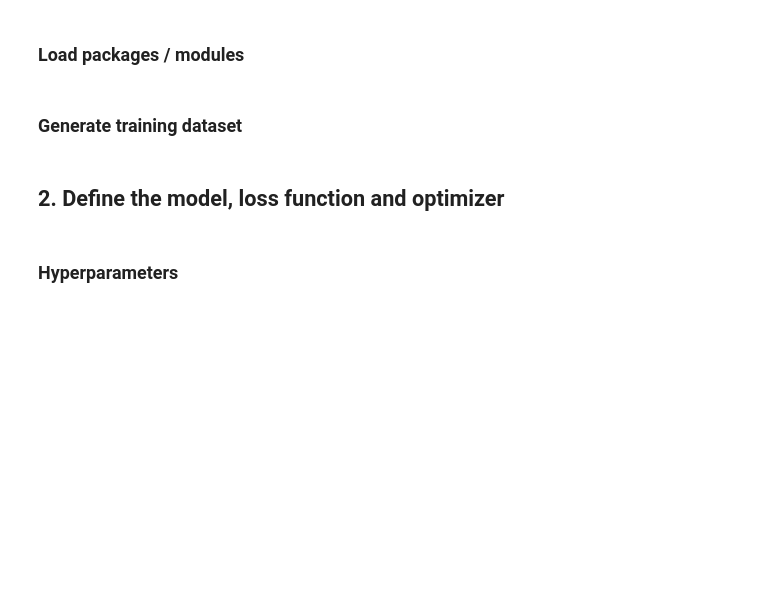
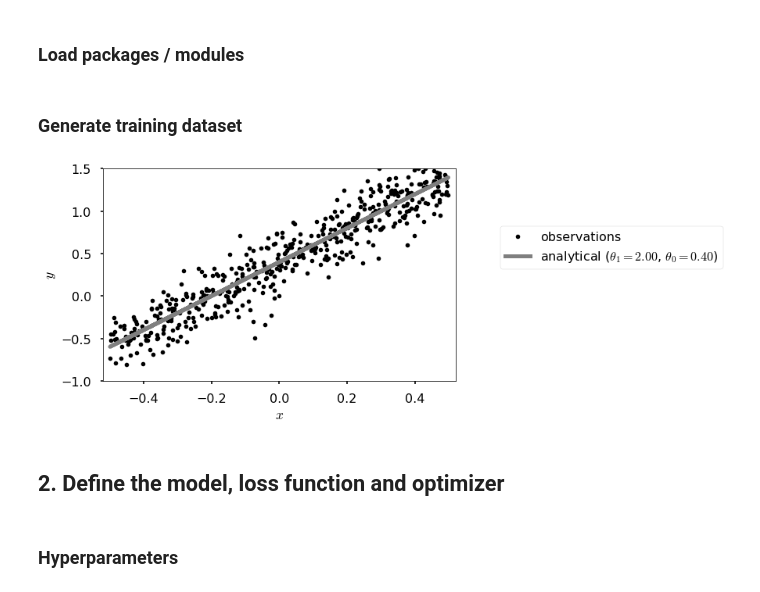
Before and after one commit to lento234/ml-tutorials, a Jupyter notebook: 01-basics/01-linear_regression.ipynb, the cells around one changed output. Cells and saved outputs as stored; diff of their text form; code cells hidden in the pictures; blank space fills up the shorter version.

```diff
--- a/01-basics/01-linear_regression.ipynb
+++ b/01-basics/01-linear_regression.ipynb
@@ -58,21 +93,23 @@ torch.random.manual_seed(seed);
 ### Generate training dataset
 # %%
 n = 500
-beta_1 = 2.0
-beta_0 = 0.3
+theta_1 = 2.0
+theta_0 = 0.4
 eps_std = 0.2
 # %%
 x_train = np.random.rand(n,1)-0.5
 eps = np.random.normal(scale=eps_std, size=(n,1))
-y_train = x_train*beta_1 + beta_0 + eps
+y_train = x_train*theta_1 + theta_0 + eps
 # %%
 fig, ax = plt.subplots()
 ax.plot(x_train, y_train, 'k.', label='observations')
-ax.plot(x_train, x_train*beta_1 + beta_0, 'tab:gray',
-        label=r'analytical ($\beta_1={:.2f}$, $\beta_0={:.2f}$)'.format(beta_1, beta_0))
+ax.plot(x_train, x_train*theta_1 + theta_0, 'tab:gray', lw=5,
+        label=r'analytical ($\theta_1={:.2f}$, $\theta_0={:.2f}$)'.format(theta_1, theta_0))
 ax.set(xlabel='$x$', ylabel='$y$', xlim=(-0.52,0.52), ylim=(-1.0, 1.5));
 # ax.legend();
 fig.legend(loc='right', bbox_to_anchor=(1.5, 0.6));
+# %% [output]
+[figure, added]
 # %% [markdown]
 <a id="model"></a>
 ## 2. Define the model, loss function and optimizer
```
Also changed, not shown: parts of 24 cells of this notebook, 1 other file.
